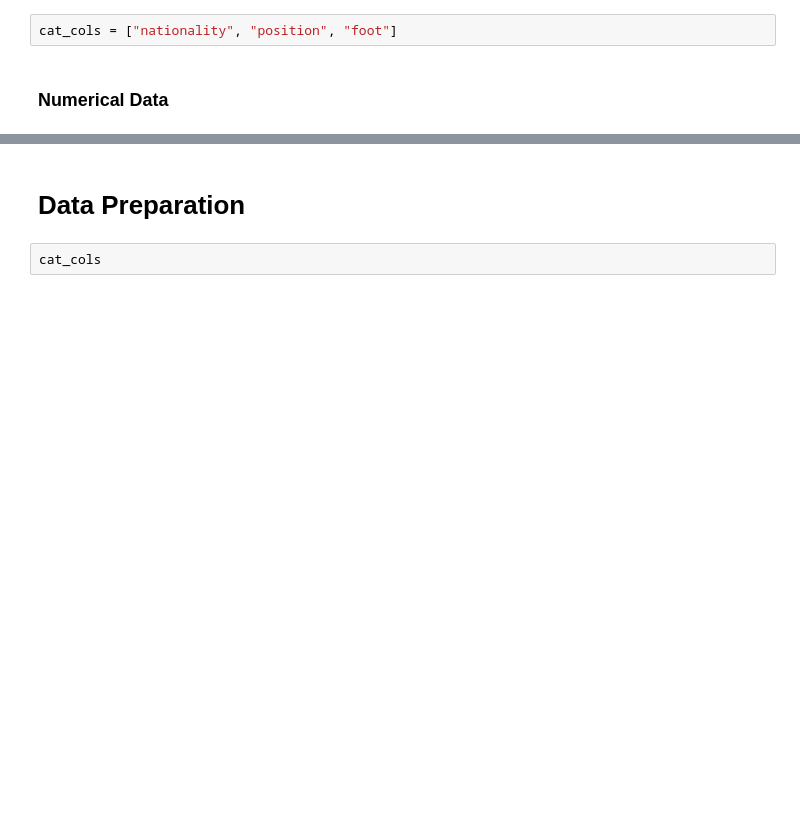
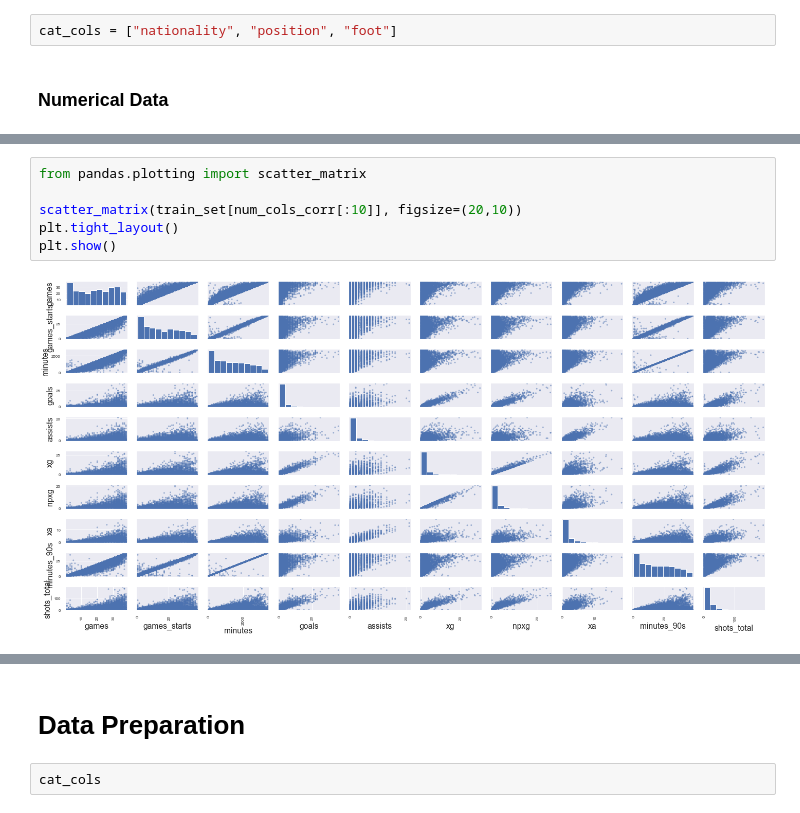
Before and after one commit to ubiratanfilho/Soccer_Transfer_Market, a Jupyter notebook: main.ipynb, the cells around one changed output, grey strips where cells are left out. Saved outputs shown, nothing was run; the diff lists cells and outputs as text; blank space fills up the shorter version.

```diff
--- a/main.ipynb
+++ b/main.ipynb
@@ -397,0 +386,8 @@ train_set[num_cols].isnull().sum().sum()
+# %%
+from pandas.plotting import scatter_matrix
+
+scatter_matrix(train_set[num_cols_corr[:10]], figsize=(20,10))
+plt.tight_layout()
+plt.show()
+# %% [output]
+[figure, added]
```
Also changed, not shown: parts of 23 cells of this notebook, 3 other files.
